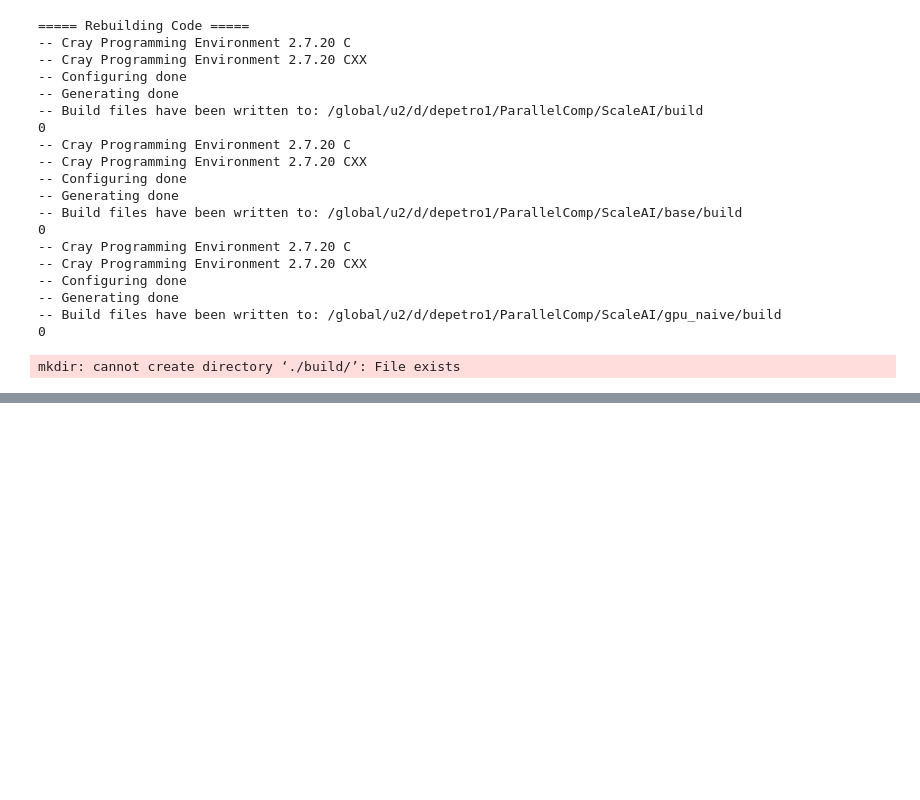
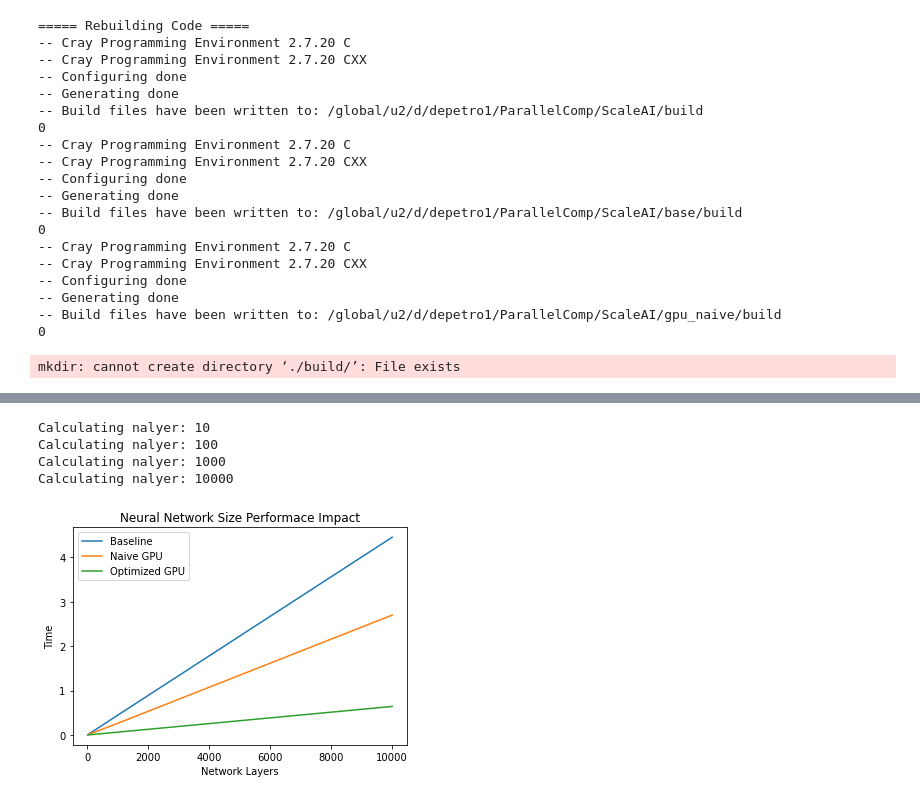
Before and after one commit to Depetrol/ScaleAI, a Jupyter notebook: performance.ipynb, the cells around one changed output, grey strips where cells are left out. Cells and saved outputs as stored; diff of their text form; code cells hidden in the pictures; blank space fills up the shorter version.

```diff
--- a/performance.ipynb
+++ b/performance.ipynb
@@ -109,0 +122,29 @@ plt.show()
+# %%
+nlayer_arr = [10, 100, 1000, 10000]
+result_arr_Base = []
+result_arr_GPU_Naive = []
+result_arr_GPU = []
+
+for nlayer in nlayer_arr:
+    print("Calculating nalyer:", nlayer)
+    result_arr_Base.append( Test_Base(nlayer, nlayer_arr) )
+    result_arr_GPU_Naive.append( Test_GPU_Naive(nlayer, nlayer_arr) )
+    result_arr_GPU.append(Test_GPU(nlayer, nlayer_arr))
+
+x = np.array(nlayer_arr)
+fig, ax = plt.subplots()
+ax.plot(x, result_arr_Base, label='Baseline')
+ax.plot(x, result_arr_GPU_Naive, label='Naive GPU')
+ax.plot(x, result_arr_GPU, label='Optimized GPU')
+
+ax.set_xlabel('Network Layers')
+ax.set_ylabel('Time')
+ax.set_title('Neural Network Size Performace Impact')
+ax.legend()
+plt.show()
+# %% [output]
+Calculating nalyer: 10
+Calculating nalyer: 100
+Calculating nalyer: 1000
+Calculating nalyer: 10000
+[figure, added]
```
Also changed, not shown: parts of 3 cells of this notebook.
